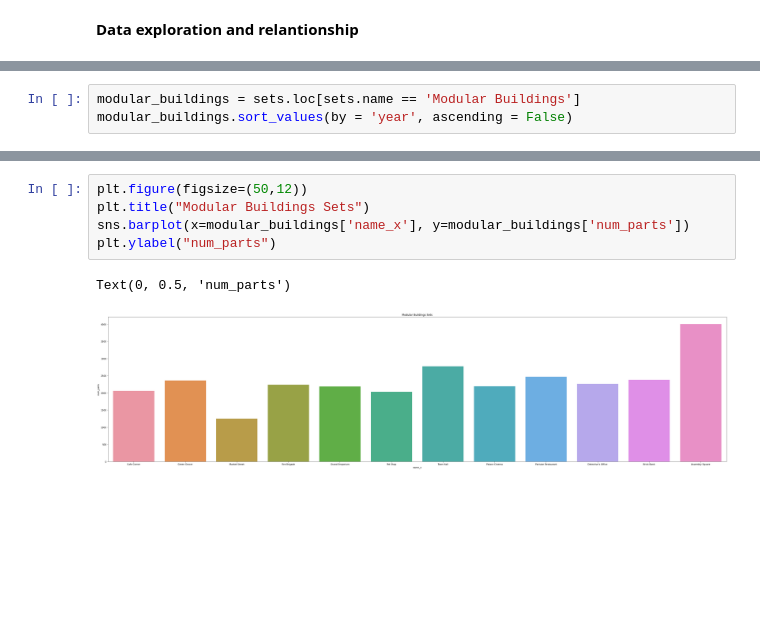
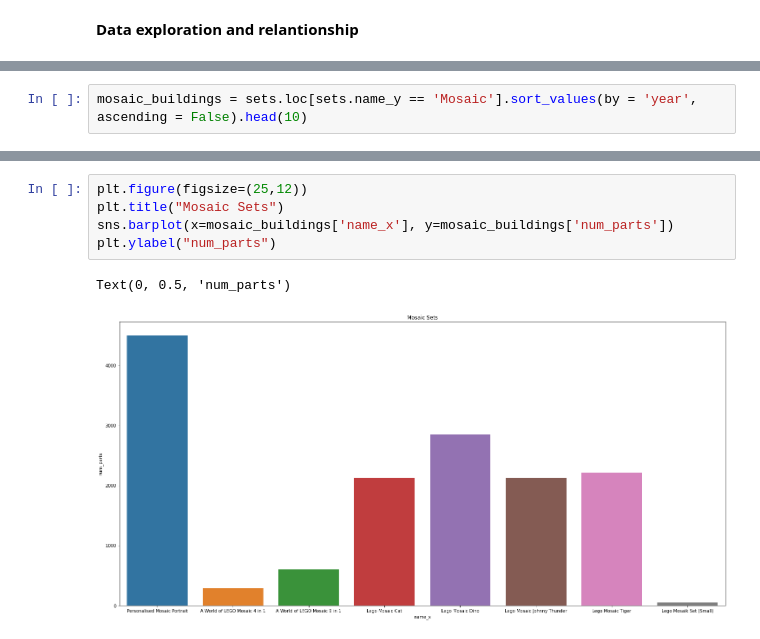
Before and after one commit to RodolfoPerna/portfolio, a Jupyter notebook: Lego_History.ipynb, the cells around one changed output, grey strips where cells are left out. Drawn from its saved outputs; the diff is of its cells as text; blank space fills up the shorter version.

```diff
--- a/Lego_History.ipynb
+++ b/Lego_History.ipynb
@@ -91,3 +86,2 @@ parts_by_theme.sort_values(by = 'num_parts', ascending = False)
 # %%
-modular_buildings = sets.loc[sets.name == 'Modular Buildings']
-modular_buildings.sort_values(by = 'year', ascending = False)
+mosaic_buildings = sets.loc[sets.name_y == 'Mosaic'].sort_values(by = 'year', ascending = False).head(10)
@@ -108,9 +88,9 @@ modular_buildings.sort_values(by = 'year', ascending = False)
 # %%
-plt.figure(figsize=(50,12))
-plt.title("Modular Buildings Sets")
-sns.barplot(x=modular_buildings['name_x'], y=modular_buildings['num_parts'])
+plt.figure(figsize=(25,12))
+plt.title("Mosaic Sets")
+sns.barplot(x=mosaic_buildings['name_x'], y=mosaic_buildings['num_parts'])
 plt.ylabel("num_parts")
 # %% [output]
 Text(0, 0.5, 'num_parts')
-[figure, old version]
+[figure, new version]
 # %%
```
Also changed, not shown: parts of 15 cells of this notebook.
